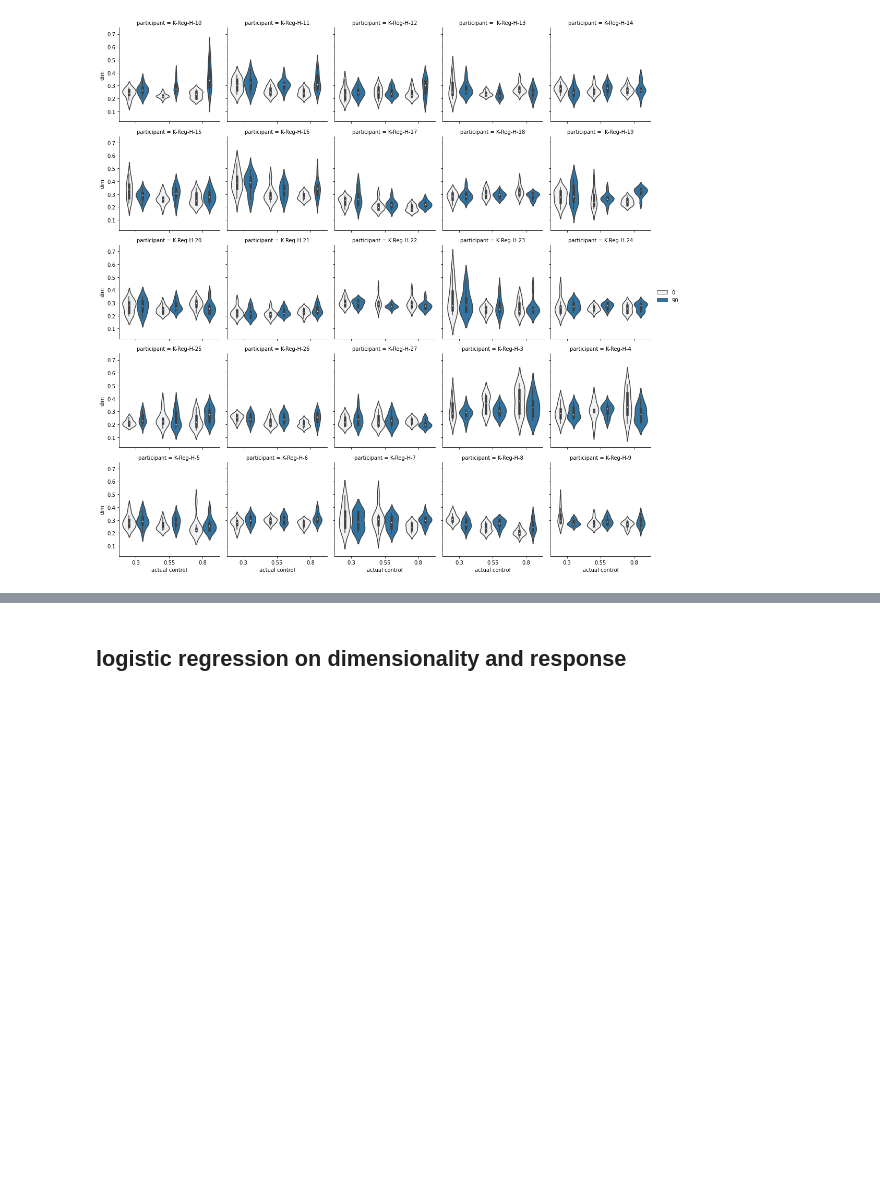
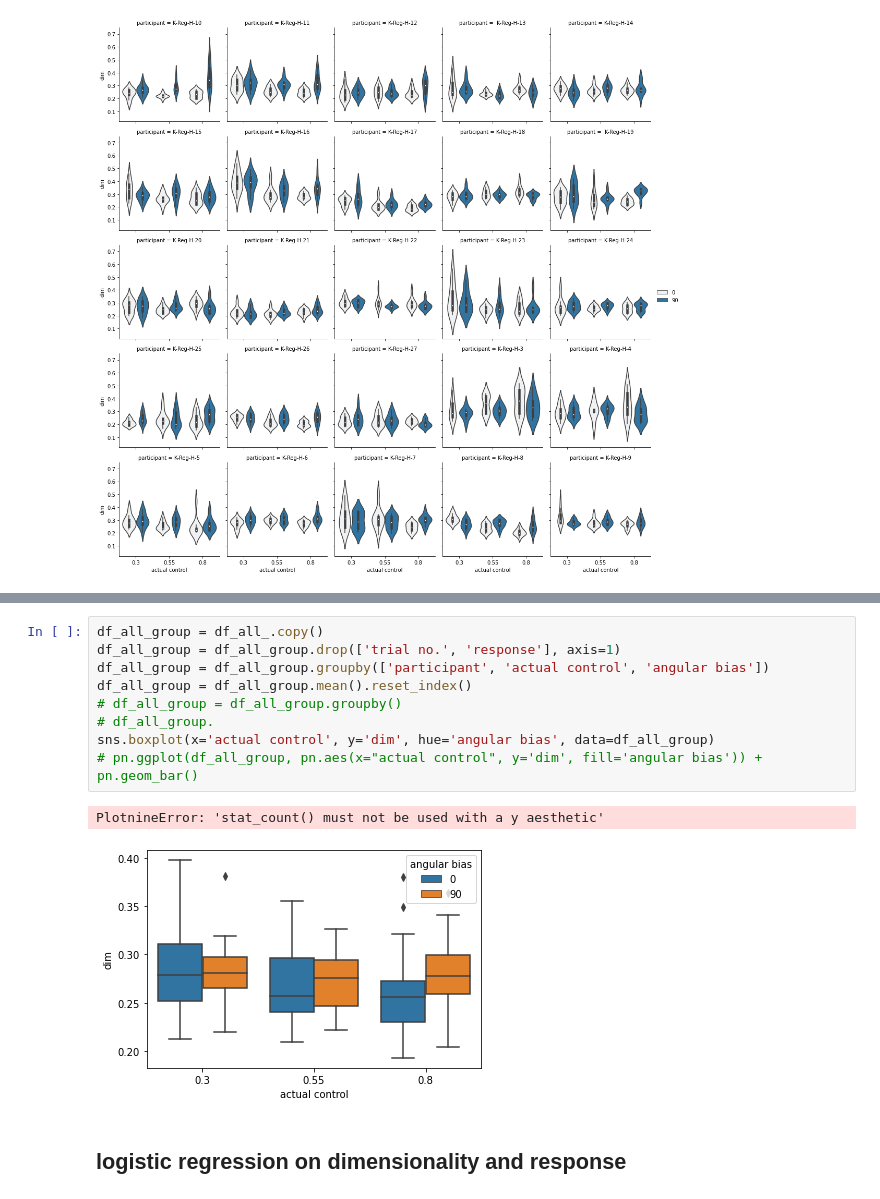
Before and after one commit to acercyc/Keio-Testing_analysis, a Jupyter notebook: src/ana_action_plan.ipynb, the cells around one changed output, grey strips where cells are left out. Saved outputs shown, nothing was run; the diff lists cells and outputs as text; blank space fills up the shorter version.

```diff
--- a/src/ana_action_plan.ipynb
+++ b/src/ana_action_plan.ipynb
@@ -46,3 +56,15 @@ grid.add_legend()
+# %%
+df_all_group = df_all_.copy()
+df_all_group = df_all_group.drop(['trial no.', 'response'], axis=1)
+df_all_group = df_all_group.groupby(['participant', 'actual control', 'angular bias'])
+df_all_group = df_all_group.mean().reset_index()
+# df_all_group = df_all_group.groupby()
+# df_all_group.
+sns.boxplot(x='actual control', y='dim', hue='angular bias', data=df_all_group)
+# pn.ggplot(df_all_group, pn.aes(x="actual control", y='dim', fill='angular bias')) + pn.geom_bar()
+# %% [output]
+PlotnineError: 'stat_count() must not be used with a y aesthetic'
+[figure, added]
 # %% [markdown]
 ## logistic regression on dimensionality and response
 # %%
```
Also changed, not shown: parts of 2 cells of this notebook, 3 other files.
